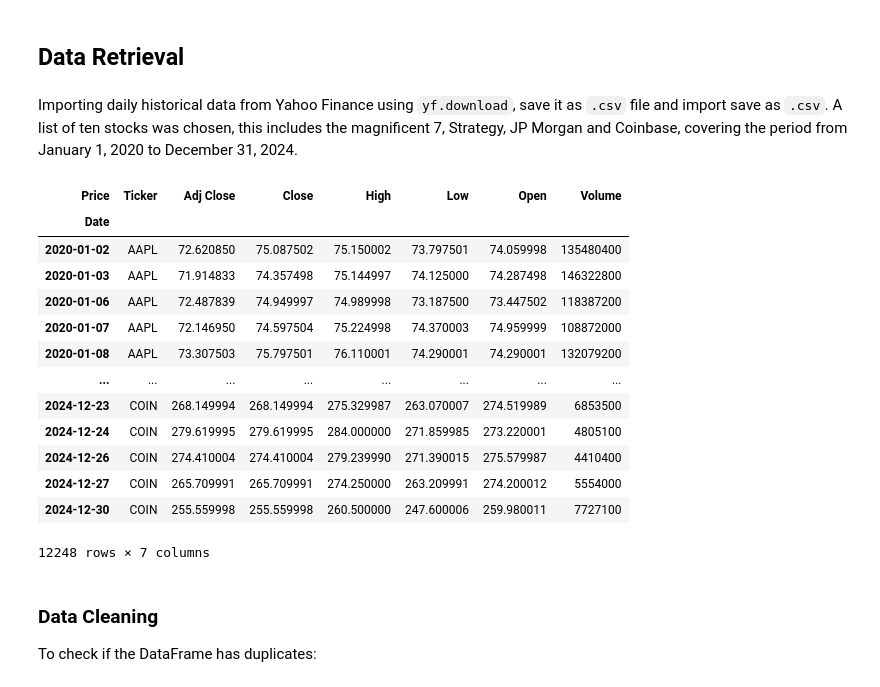
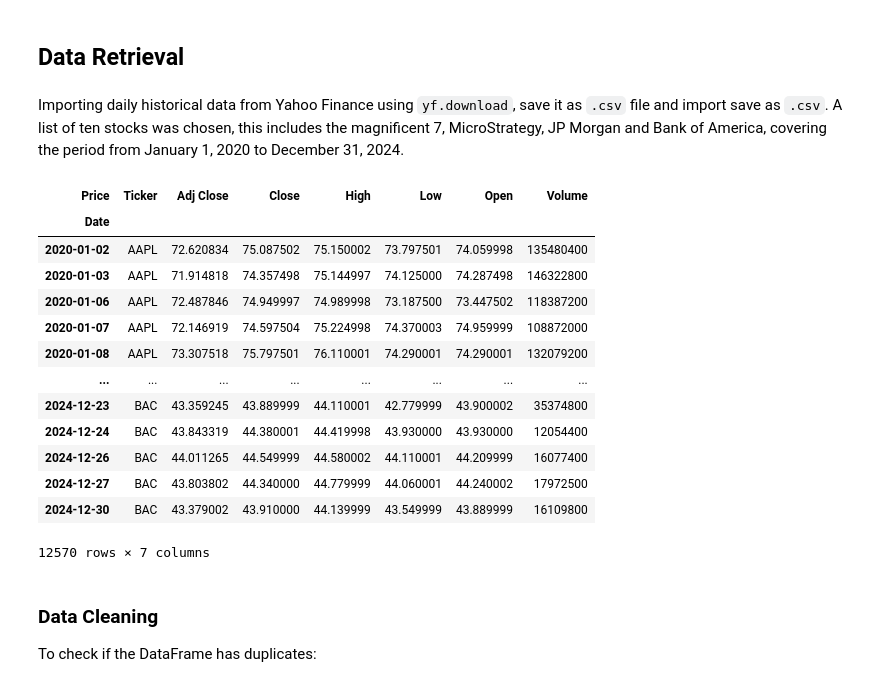
Before and after one commit to Imperial-Business-School/python-for-finance-poonnnt, a Jupyter notebook: Individual Assignment.ipynb, the cells around one changed output. Cells and saved outputs as stored; diff of their text form; code cells hidden in the pictures.

Commit message:
save this

```diff
--- a/Individual Assignment.ipynb
+++ b/Individual Assignment.ipynb
@@ -18,36 +18,36 @@ TRADING_DAYS = 252
 # %% [markdown]
 ## Data Retrieval
 # %% [markdown]
-Importing daily historical data from Yahoo Finance using `yf.download`, save it as `.csv` file and import save as `.csv`. A list of ten stocks was chosen, this includes the magnificent 7, Strategy, JP Morgan and Coinbase, covering the period from January 1, 2020 to December 31, 2024.
+Importing daily historical data from Yahoo Finance using `yf.download`, save it as `.csv` file and import save as `.csv`. A list of ten stocks was chosen, this includes the magnificent 7, MicroStrategy, JP Morgan and Bank of America, covering the period from January 1, 2020 to December 31, 2024.
 # %%
-tickers = ["AAPL", "MSFT", "AMZN", "META", "TSLA", "NVDA", "GOOGL", "MSTR", "JPM", "COIN"]
+tickers = ["AAPL", "MSFT", "AMZN", "META", "TSLA", "NVDA", "GOOGL", "MSTR", "JPM", "BAC"]
 groups = []
 
 for ticker in tickers:
     data = yf.download(ticker, start="2020-01-01", end="2024-12-31", auto_adjust=False, progress=False)
     data.to_csv('ten_stocks_2020_2024.csv')
     data = pd.read_csv('ten_stocks_2020_2024.csv', header=[0,1], index_col=0, parse_dates=True)
     data.columns = data.columns.droplevel(1)
     data.insert(0, "Ticker", ticker)
     groups.append(data)
 
 df = pd.concat(groups)
 df
 # %% [output]
 | Price | Ticker | Adj Close | Close | High | Low | Open | Volume |
 | Date |  |  |  |  |  |  |  |
-| 2020-01-02 | AAPL | 72.620850 | 75.087502 | 75.150002 | 73.797501 | 74.059998 | 135480400 |
-| 2020-01-03 | AAPL | 71.914833 | 74.357498 | 75.144997 | 74.125000 | 74.287498 | 146322800 |
-| 2020-01-06 | AAPL | 72.487839 | 74.949997 | 74.989998 | 73.187500 | 73.447502 | 118387200 |
-| 2020-01-07 | AAPL | 72.146950 | 74.597504 | 75.224998 | 74.370003 | 74.959999 | 108872000 |
-| 2020-01-08 | AAPL | 73.307503 | 75.797501 | 76.110001 | 74.290001 | 74.290001 | 132079200 |
+| 2020-01-02 | AAPL | 72.620834 | 75.087502 | 75.150002 | 73.797501 | 74.059998 | 135480400 |
+| 2020-01-03 | AAPL | 71.914818 | 74.357498 | 75.144997 | 74.125000 | 74.287498 | 146322800 |
+| 2020-01-06 | AAPL | 72.487846 | 74.949997 | 74.989998 | 73.187500 | 73.447502 | 118387200 |
+| 2020-01-07 | AAPL | 72.146919 | 74.597504 | 75.224998 | 74.370003 | 74.959999 | 108872000 |
+| 2020-01-08 | AAPL | 73.307518 | 75.797501 | 76.110001 | 74.290001 | 74.290001 | 132079200 |
 | ... | ... | ... | ... | ... | ... | ... | ... |
-| 2024-12-23 | COIN | 268.149994 | 268.149994 | 275.329987 | 263.070007 | 274.519989 | 6853500 |
-| 2024-12-24 | COIN | 279.619995 | 279.619995 | 284.000000 | 271.859985 | 273.220001 | 4805100 |
-| 2024-12-26 | COIN | 274.410004 | 274.410004 | 279.239990 | 271.390015 | 275.579987 | 4410400 |
-| 2024-12-27 | COIN | 265.709991 | 265.709991 | 274.250000 | 263.209991 | 274.200012 | 5554000 |
-| 2024-12-30 | COIN | 255.559998 | 255.559998 | 260.500000 | 247.600006 | 259.980011 | 7727100 |
+| 2024-12-23 | BAC | 43.359245 | 43.889999 | 44.110001 | 42.779999 | 43.900002 | 35374800 |
+| 2024-12-24 | BAC | 43.843319 | 44.380001 | 44.419998 | 43.930000 | 43.930000 | 12054400 |
+| 2024-12-26 | BAC | 44.011265 | 44.549999 | 44.580002 | 44.110001 | 44.209999 | 16077400 |
+| 2024-12-27 | BAC | 43.803802 | 44.340000 | 44.779999 | 44.060001 | 44.240002 | 17972500 |
+| 2024-12-30 | BAC | 43.379002 | 43.910000 | 44.139999 | 43.549999 | 43.889999 | 16109800 |
-12248 rows × 7 columns
+12570 rows × 7 columns
 # %% [markdown]
 ### Data Cleaning
 
```
Also changed, not shown: parts of 15 cells of this notebook, 1 other file.
